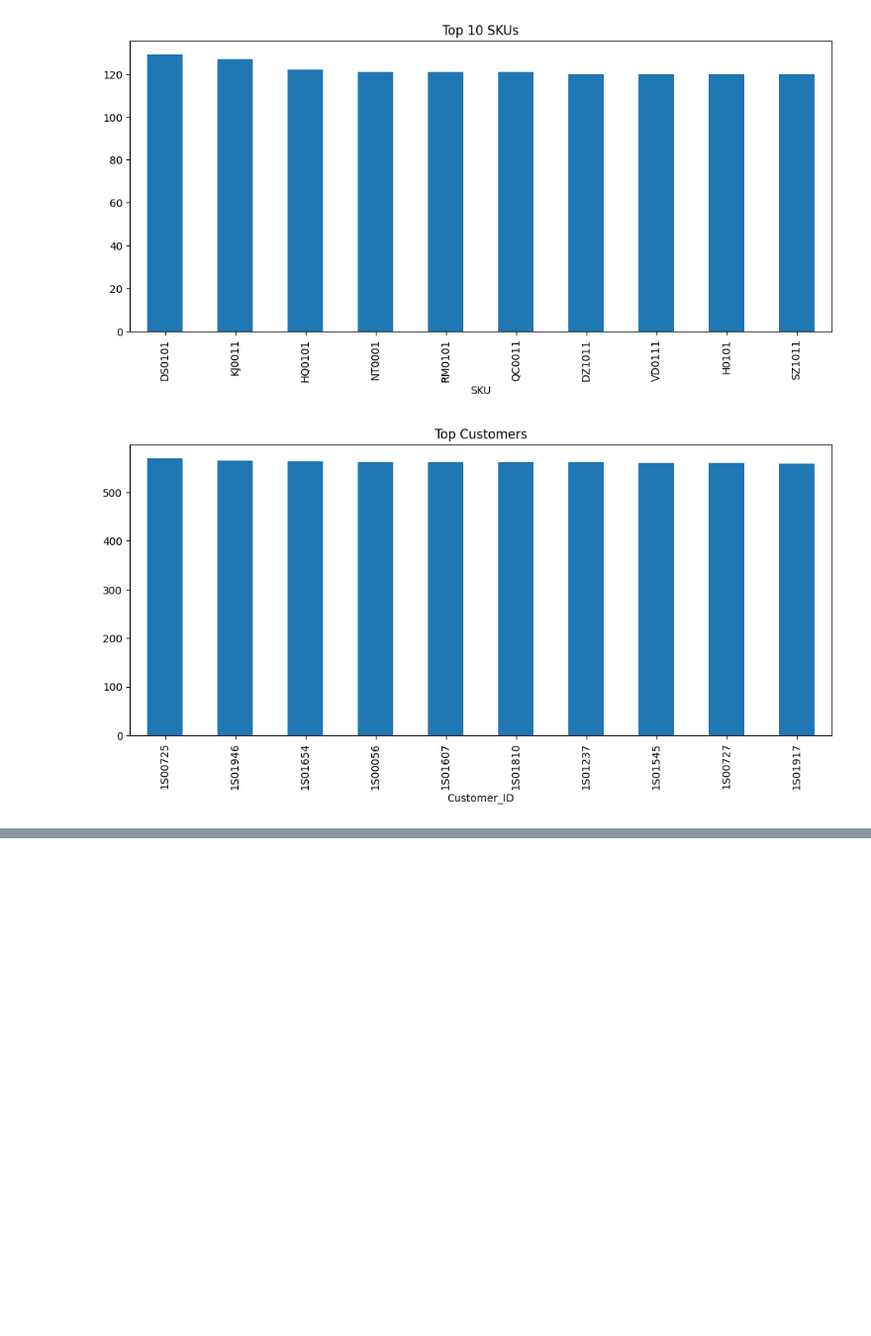
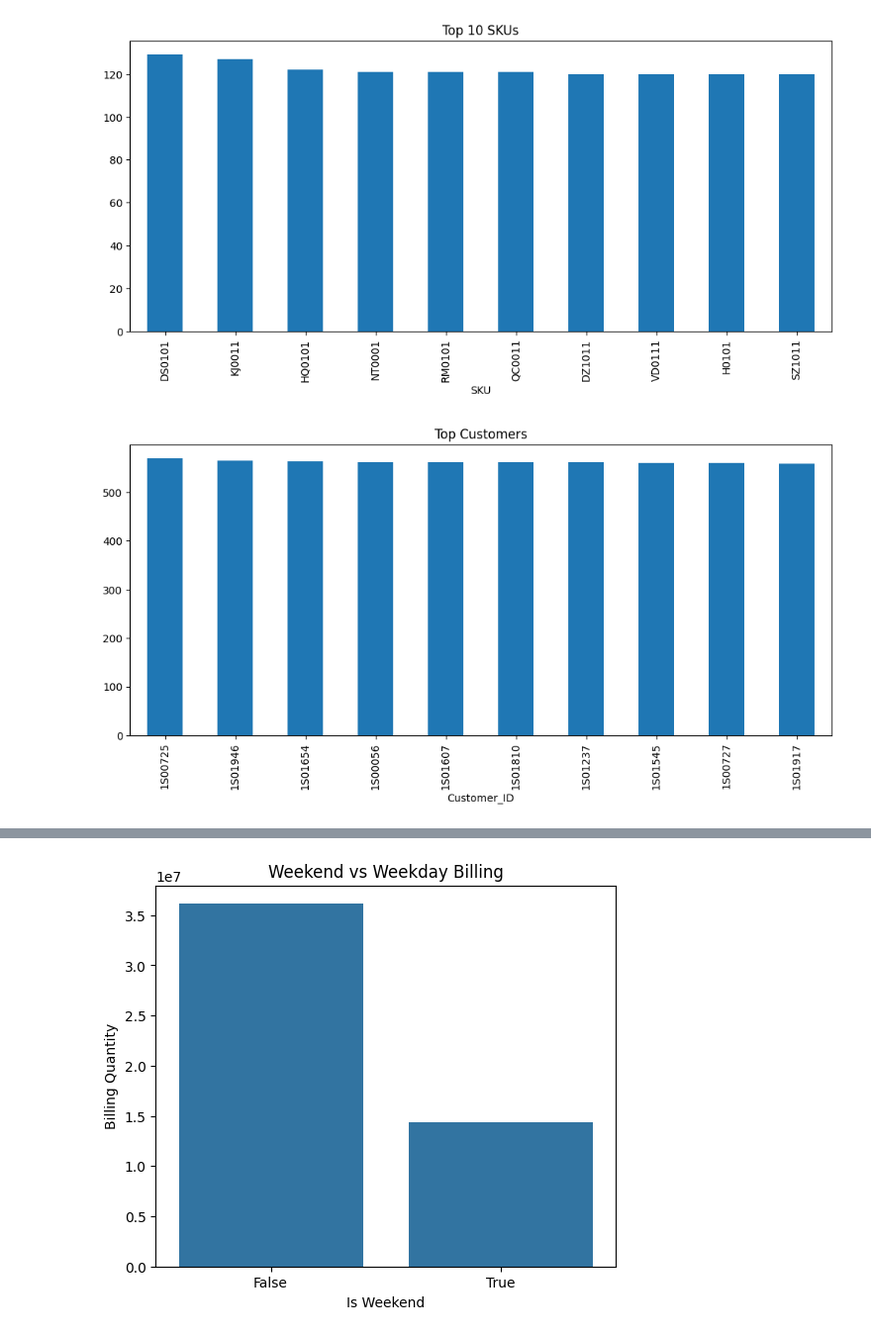
Before and after one commit to utkxrshrxj/Billing-and-Transaction-Analytics-System, a Jupyter notebook: btas.ipynb, the cells around one changed output, grey strips where cells are left out. Shown at 99% size. Drawn from its saved outputs; the diff is of its cells as text; code cells hidden in the pictures; blank space fills up the shorter version.

```diff
--- a/btas.ipynb
+++ b/btas.ipynb
@@ -115,0 +223,16 @@ df.to_csv("processed_billing_data.csv", index=False)
+# %%
+#Plotting Weekend Analysis
+plt.figure(figsize=(6,5))
+
+sns.barplot(
+    x=weekend_analysis.index.astype(str),
+    y=weekend_analysis.values
+)
+
+plt.title('Weekend vs Weekday Billing')
+plt.xlabel('Is Weekend')
+plt.ylabel('Billing Quantity')
+
+plt.show()
+# %% [output]
+[figure, added]
```
Also changed, not shown: parts of 47 cells of this notebook, 1 other file.
